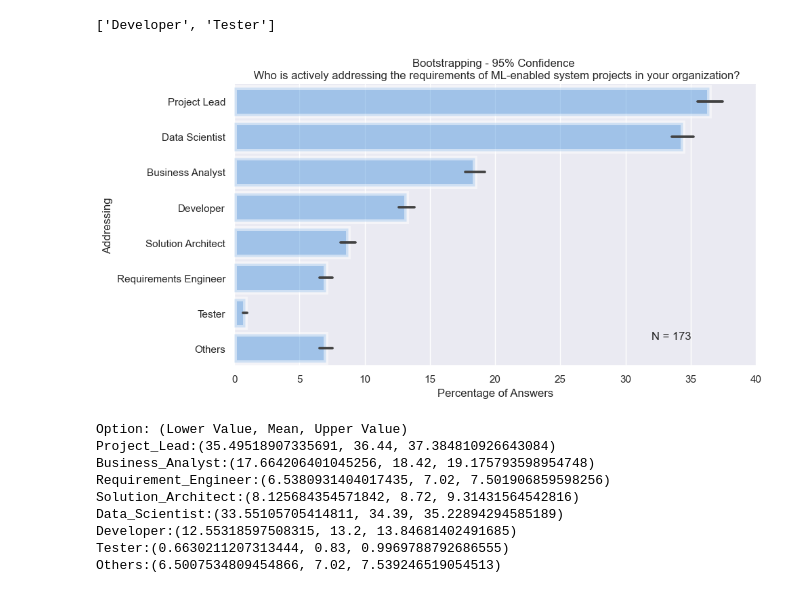
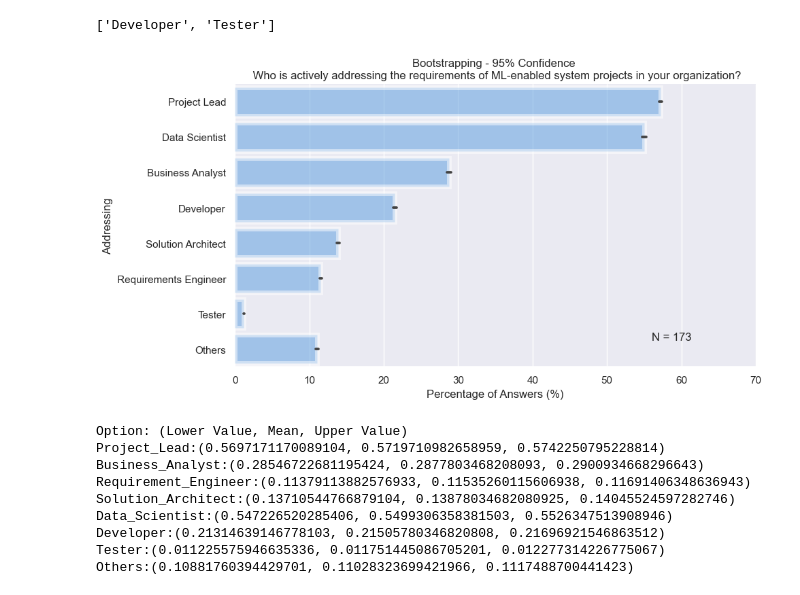
Before and after one commit to antoniopedro98/pfp-antonio-pedro, a Jupyter notebook: Q8.ipynb, the cells around one changed output. Saved outputs shown, nothing was run; the diff lists cells and outputs as text; code cells hidden in the pictures.

Commit message:
Update on bootstrapping method and Q1 and Q2 plots adjustment

```diff
--- a/Q8.ipynb
+++ b/Q8.ipynb
@@ -63,6 +63,7 @@ for idx, row in dataframe_obj.df.iterrows():
         total += 1
 
 total_answers = 'N = ' + str(total)
+total_answers_int = total
 # %%
 # plot object
 q8_plot = PlotUtils(pd.DataFrame(
@@ -129,7 +130,10 @@ valid_answers_list[0]
 # %% [output]
 ['Developer', 'Tester']
 # %%
-bootstrapping_obj = BootstrappingUtils(valid_answers_list, valid_options_list, 100, 100, 95)
+replacements = 1000
+population_sample_size = total_answers_int # equals n - total valid answers
+
+bootstrapping_obj = BootstrappingUtils(valid_answers_list, valid_options_list, replacements, population_sample_size, 95)
 # %%
 bootstrapped_dict_data = bootstrapping_obj.bootstrapping(question_type="multiple")
 # %%
@@ -142,6 +146,8 @@ for idx in bootstrapped_dict_data:
     indexes += [who_addressing[prefix + idx] for _ in range(len(bootstrapped_dict_data[idx]['population']))]
     values += bootstrapped_dict_data[idx]['population']
     chart_positions += [1 if 'Others' not in idx else 0 for _ in range(len(bootstrapped_dict_data[idx]['population']))]
+# %%
+values = [100 * v for v in values]
 # %%
 # plot object for bootstrapped data
 q8_boot_plot = PlotUtils(pd.DataFrame(
@@ -150,10 +156,10 @@ q8_boot_plot = PlotUtils(pd.DataFrame(
 # %%
 q8_boot_plot.single_barplot(x_axis="Value", y_axis="Addressing",
                        title="Bootstrapping - 95% Confidence \n Who is actively addressing the requirements of ML-enabled system projects in your organization?",
-                       x_label="Percentage of Answers", y_label="Addressing", x_label_rotation=0, color="#429bf5",
+                       x_label="Percentage of Answers (%)", y_label="Addressing", x_label_rotation=0, color="#429bf5",
                        total_answers=total_answers)
 # %% [output]
-[figure, old version]
+[figure, new version]
 # %%
 # confidence for each option
 print("Option: (Lower Value, Mean, Upper Value)")
@@ -161,11 +167,11 @@ for idx in bootstrapped_dict_data:
     print(idx + ':' + str(bootstrapped_dict_data[idx]['confidence']))
 # %% [output]
 Option: (Lower Value, Mean, Upper Value)
-Project_Lead:(35.49518907335691, 36.44, 37.384810926643084)
-Business_Analyst:(17.664206401045256, 18.42, 19.175793598954748)
-Requirement_Engineer:(6.5380931404017435, 7.02, 7.501906859598256)
-Solution_Architect:(8.125684354571842, 8.72, 9.31431564542816)
-Data_Scientist:(33.55105705414811, 34.39, 35.22894294585189)
-Developer:(12.55318597508315, 13.2, 13.84681402491685)
-Tester:(0.6630211207313444, 0.83, 0.9969788792686555)
-Others:(6.5007534809454866, 7.02, 7.539246519054513)
+Project_Lead:(0.5697171170089104, 0.5719710982658959, 0.5742250795228814)
+Business_Analyst:(0.28546722681195424, 0.2877803468208093, 0.2900934668296643)
+Requirement_Engineer:(0.11379113882576933, 0.11535260115606938, 0.11691406348636943)
+Solution_Architect:(0.13710544766879104, 0.13878034682080925, 0.14045524597282746)
+Data_Scientist:(0.547226520285406, 0.5499306358381503, 0.5526347513908946)
+Developer:(0.21314639146778103, 0.21505780346820808, 0.21696921546863512)
+Tester:(0.011225575946635336, 0.011751445086705201, 0.012277314226775067)
+Others:(0.10881760394429701, 0.11028323699421966, 0.1117488700441423)
```
Also changed, not shown: parts of 1 cell of this notebook, 7 other files.
